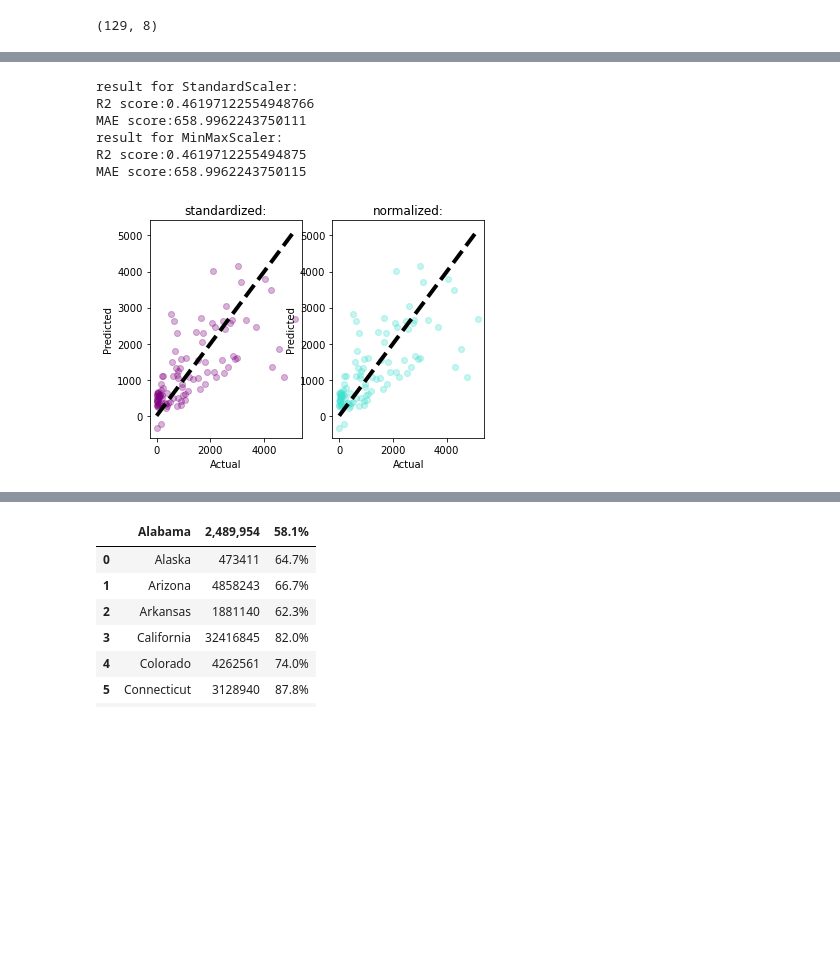
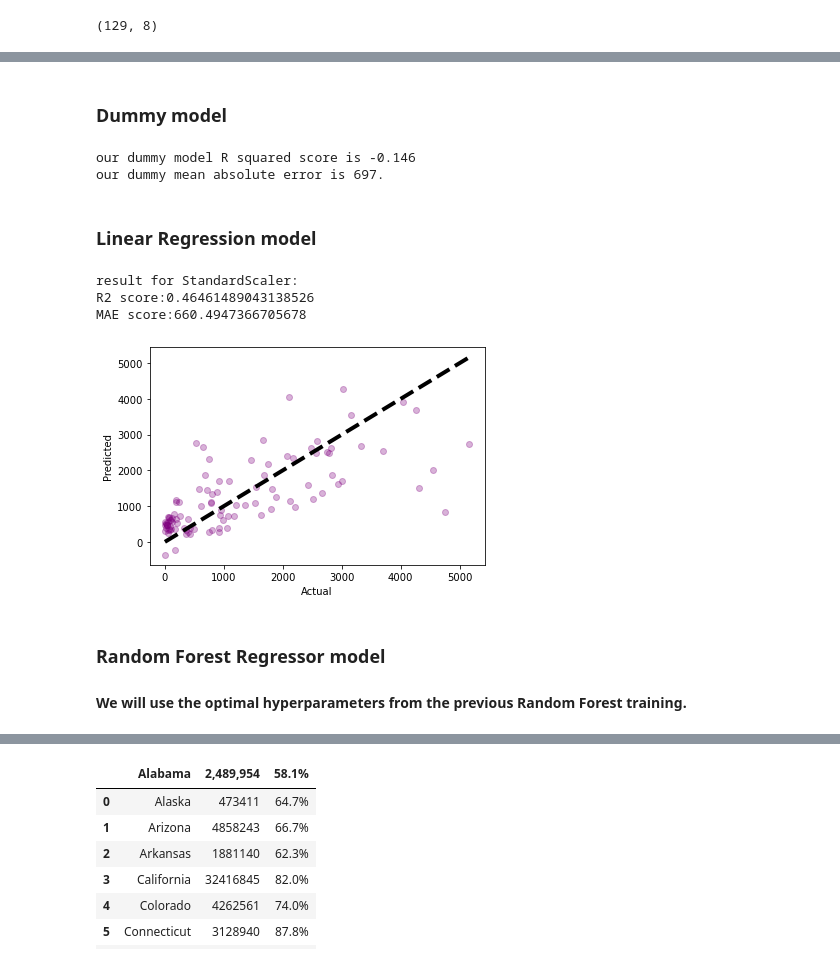
Before and after one commit to yeelacitron/Data-science-project, a Jupyter notebook: web scraping project.ipynb, the cells around one changed output, grey strips where cells are left out. Cells and saved outputs as stored; diff of their text form; code cells hidden in the pictures; blank space fills up the shorter version.

Commit message:
testing best model

```diff
--- a/web scraping project.ipynb
+++ b/web scraping project.ipynb
@@ -1314,3 +1333,18 @@ X_test_scaled2 = scaler2.fit_transform(X_train)
+# %% [markdown]
+### Dummy model
+# %%
+dum_regr = DummyRegressor(strategy="mean")
+dum_regr.fit(X_train, y_train)
+dum_score = dum_regr.score(X_test, y_test)
+y_predict = dum_regr.predict(X_test)
+mean_absolute_error = MAE(y_test, y_predict)
+print('our dummy model R squared score is ' + str(dum_score)[:6])
+print( "our dummy mean absolute error is " + str(mean_absolute_error)[:4])
+# %% [output]
+our dummy model R squared score is -0.146
+our dummy mean absolute error is 697.
+# %% [markdown]
+### Linear Regression model
 # %%
 linreg = LinearRegression()
 kf = KFold(n_splits=5, random_state=42, shuffle=True)
@@ -1319,45 +1353,26 @@ R2_scores_1 = cross_val_score(linreg, X_train_scaled1, y_train, cv=kf)
 y_predict_1 = cross_val_predict(linreg, X_train_scaled1, y_train, cv=kf)
 mae_1 = MAE(y_train, y_predict_1)
 
-R2_scores_2 = cross_val_score(linreg, X_train_scaled2, y_train, cv=kf)
-y_predict_2 = cross_val_predict(linreg, X_train_scaled2, y_train, cv=kf)
-mae_2 = MAE(y_train, y_predict_2)
-
 print("result for StandardScaler:")
 print("R2 score:" +(str)(R2_scores_1.mean()))
 print("MAE score:" +(str)(mae_1))
-print("result for MinMaxScaler:")
-print("R2 score:" +(str)(R2_scores_2.mean()))
-print("MAE score:" +(str)(mae_2))
 # %% [output]
 result for StandardScaler:
-R2 score:0.46197122554948766
-MAE score:658.9962243750111
-result for MinMaxScaler:
-R2 score:0.4619712255494875
-MAE score:658.9962243750115
+R2 score:0.46461489043138526
+MAE score:660.4947366705678
 # %%
-
-fig, axes = plt.subplots(1,2)
-((ax1, ax2)) = axes
-
 y_predicted = cross_val_predict(linreg, X_train_scaled1, y_train, cv=kf)
-ax1.scatter(y_train, y_predicted, alpha=0.3, color='purple')
-ax1.plot([y_train.min(), y_train.max()], [y_train.min(), y_train.max()], 'k--', lw=4)
-ax1.set_xlabel('Actual')
-ax1.set_ylabel('Predicted')
-ax1.set_title('standardized:')
-
-y_predicted = cross_val_predict(linreg, X_train_scaled2, y_train, cv=kf)
-ax2.scatter(y_train, y_predicted, alpha=0.3, color='turquoise')
-ax2.plot([y_train.min(), y_train.max()], [y_train.min(), y_train.max()], 'k--', lw=4)
-ax2.set_xlabel('Actual')
-ax2.set_ylabel('Predicted')
-ax2.set_title('normalized:')
+plt.scatter(y_train, y_predicted, alpha=0.3, color='purple')
+plt.plot([y_train.min(), y_train.max()], [y_train.min(), y_train.max()], 'k--', lw=4)
+plt.xlabel('Actual')
+plt.ylabel('Predicted')
 
 plt.show()
 # %% [output]
-[figure, old version]
+[figure, new version]
+# %% [markdown]
+### Random Forest Regressor model
+#### We will use the optimal hyperparameters from the previous Random Forest training.
 # %%
 kf = KFold(n_splits=5, random_state=42, shuffle=True)
 
```
Also changed, not shown: parts of 238 cells of this notebook.
